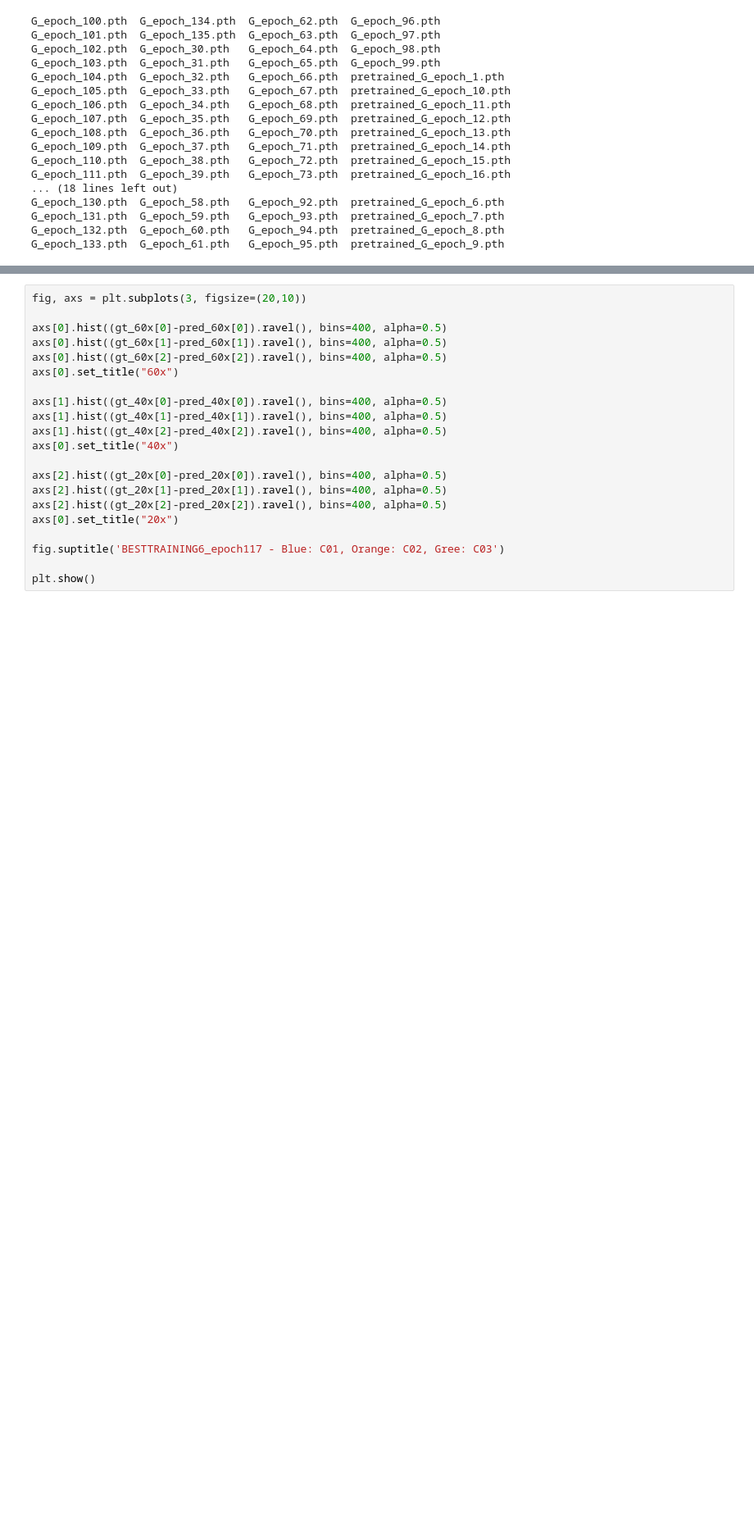
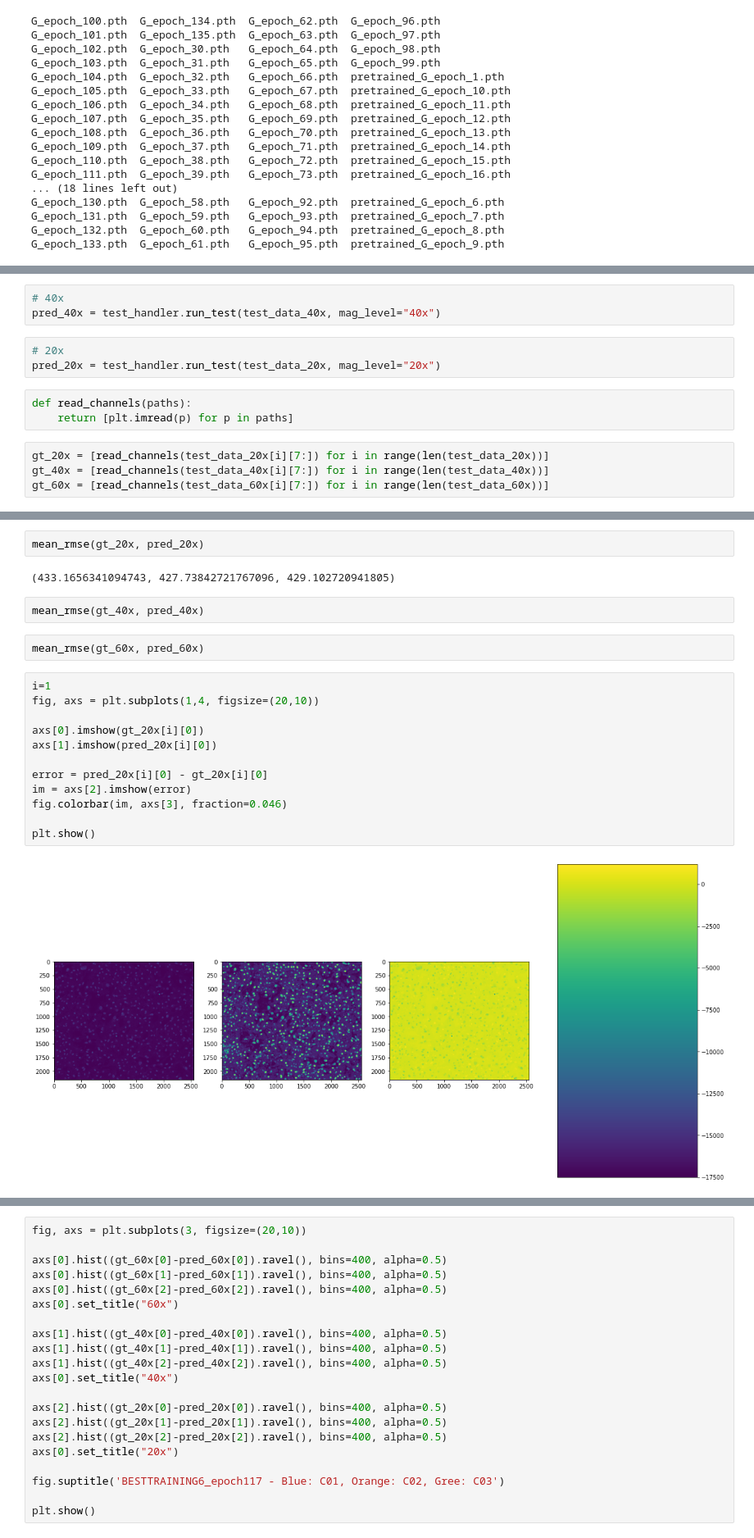
Before and after one commit to aidotse/Team-Yenomze, a Jupyter notebook: TestNotebook.ipynb, the cells around one changed output, grey strips where cells are left out. Shown at 82% size. Saved outputs shown, nothing was run; the diff lists cells and outputs as text; blank space fills up the shorter version.

```diff
--- a/TestNotebook.ipynb
+++ b/TestNotebook.ipynb
@@ -288,0 +272,13 @@ rmse(gt_60x[0], pred_60x[0]), rmse(gt_60x[1], pred_60x[1]), rmse(gt_60x[2], pred
+# %%
+# 40x
+pred_40x = test_handler.run_test(test_data_40x, mag_level="40x")
+# %%
+# 20x
+pred_20x = test_handler.run_test(test_data_20x, mag_level="20x")
+# %%
+def read_channels(paths):
+    return [plt.imread(p) for p in paths]
+# %%
+gt_20x = [read_channels(test_data_20x[i][7:]) for i in range(len(test_data_20x))]
+gt_40x = [read_channels(test_data_40x[i][7:]) for i in range(len(test_data_40x))]
+gt_60x = [read_channels(test_data_60x[i][7:]) for i in range(len(test_data_60x))]
@@ -288,0 +295,22 @@ rmse(gt_60x[0], pred_60x[0]), rmse(gt_60x[1], pred_60x[1]), rmse(gt_60x[2], pred
+# %%
+mean_rmse(gt_20x, pred_20x)
+# %% [output]
+(433.1656341094743, 427.73842721767096, 429.102720941805)
+# %%
+mean_rmse(gt_40x, pred_40x)
+# %%
+mean_rmse(gt_60x, pred_60x)
+# %%
+i=1
+fig, axs = plt.subplots(1,4, figsize=(20,10))
+
+axs[0].imshow(gt_20x[i][0])
+axs[1].imshow(pred_20x[i][0])
+
+error = pred_20x[i][0] - gt_20x[i][0]
+im = axs[2].imshow(error)
+fig.colorbar(im, axs[3], fraction=0.046)
+
+plt.show()
+# %% [output]
+[figure, added]
```
Also changed, not shown: parts of 20 cells of this notebook, 8 other files.
